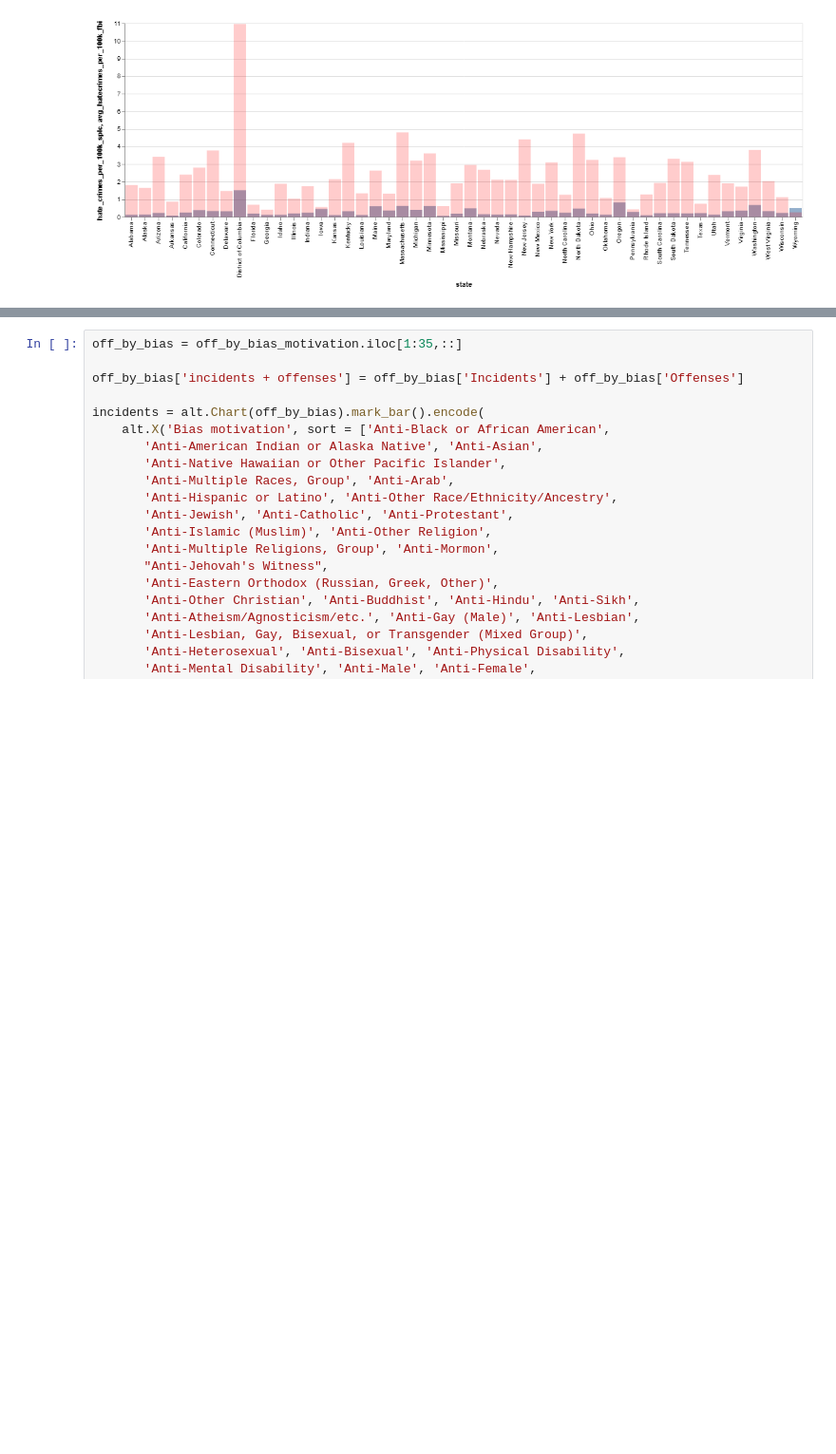
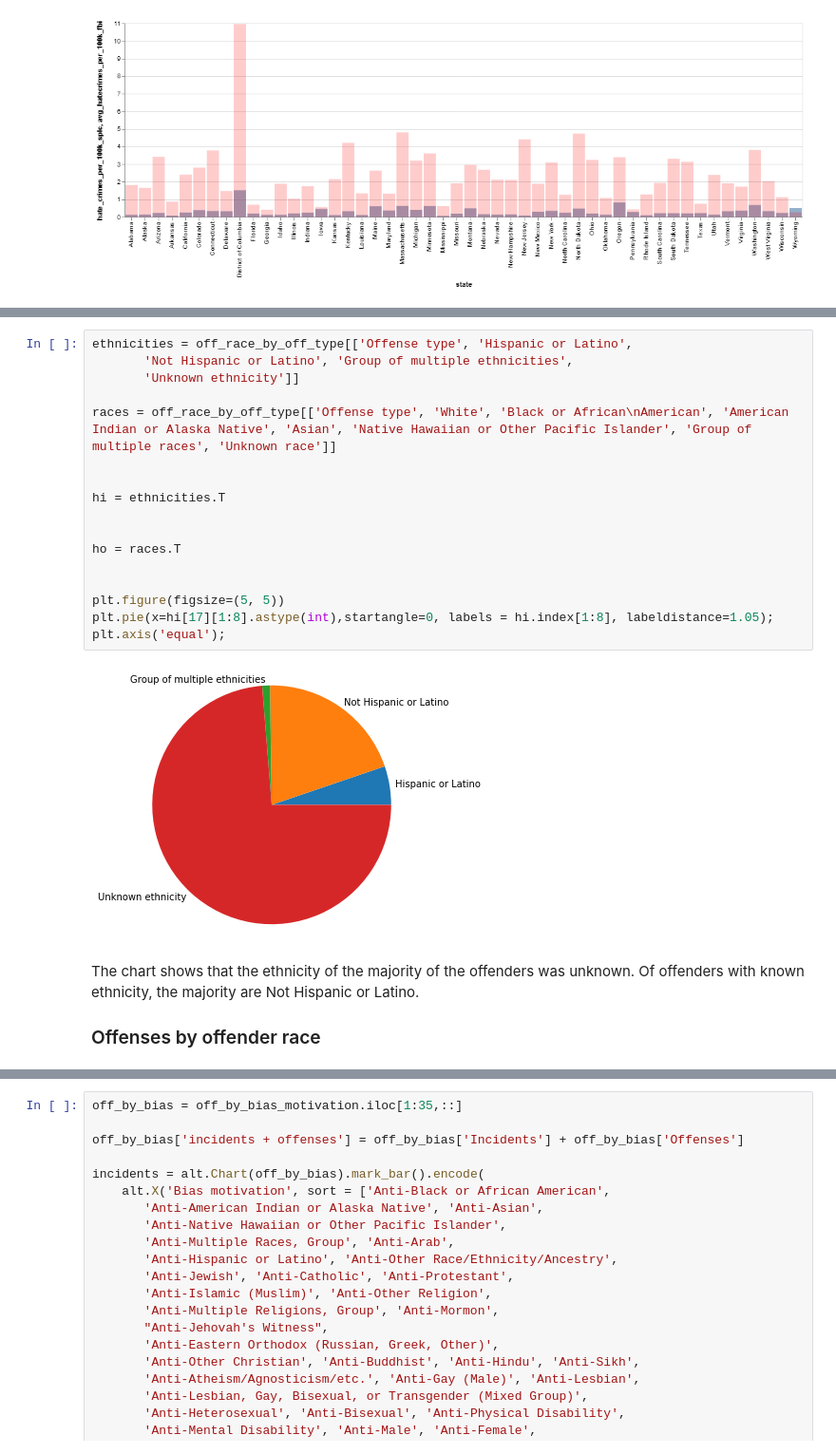
Before and after one commit to caseyahlan/hatecrimes-finalproject, a Jupyter notebook: analysis.ipynb, the cells around one changed output, grey strips where cells are left out. Shown at 95% size. Cells and saved outputs as stored; diff of their text form; blank space fills up the shorter version.

```diff
--- a/analysis.ipynb
+++ b/analysis.ipynb
@@ -100,0 +108,23 @@ alt.Chart(off_by_off_type[:17]).mark_bar(opacity = 0.7, color = 'orange').encode
+# %%
+ethnicities = off_race_by_off_type[['Offense type', 'Hispanic or Latino',
+       'Not Hispanic or Latino', 'Group of multiple ethnicities',
+       'Unknown ethnicity']]
+
+races = off_race_by_off_type[['Offense type', 'White', 'Black or African\nAmerican', 'American Indian or Alaska Native', 'Asian', 'Native Hawaiian or Other Pacific Islander', 'Group of multiple races', 'Unknown race']]
+
+
+hi = ethnicities.T
+
+
+ho = races.T
+
+
+plt.figure(figsize=(5, 5))
+plt.pie(x=hi[17][1:8].astype(int),startangle=0, labels = hi.index[1:8], labeldistance=1.05);
+plt.axis('equal');
+# %% [output]
+[figure, added]
+# %% [markdown]
+The chart shows that the ethnicity of the majority of the offenders was unknown. Of offenders with known ethnicity, the majority are Not Hispanic or Latino.
+
+### Offenses by offender race
```
Also changed, not shown: parts of 41 cells of this notebook, 2 other files.
